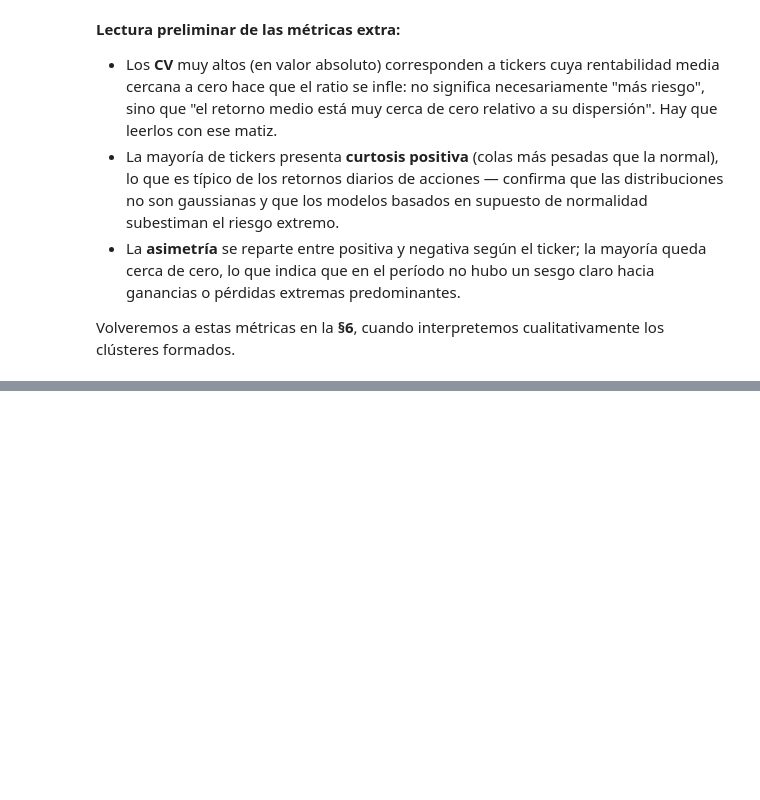
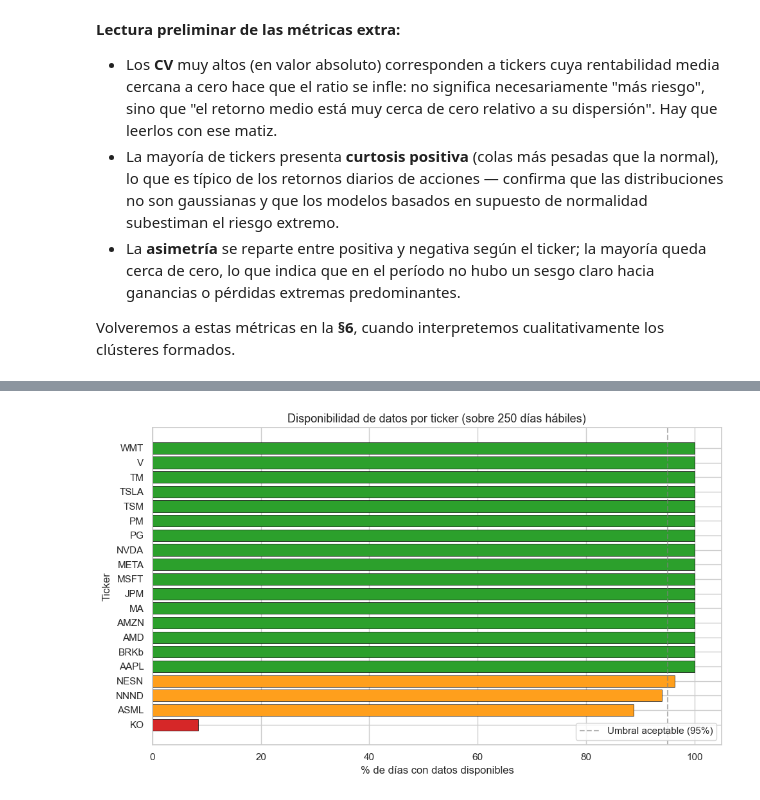
Before and after one commit to soteloashley1501-pixel/Proyecto-Final, a Jupyter notebook: Proyecto_final_ciencia_datos/proyecto_final_segmentacion_tickers.ipynb, the cells around one changed output, grey strips where cells are left out. Drawn from its saved outputs; the diff is of its cells as text; code cells hidden in the pictures; blank space fills up the shorter version.

```diff
--- a/Proyecto_final_ciencia_datos/proyecto_final_segmentacion_tickers.ipynb
+++ b/Proyecto_final_ciencia_datos/proyecto_final_segmentacion_tickers.ipynb
@@ -332,0 +381,8 @@ formados.
+# %%
+disponibilidad = pd.DataFrame({
+    "dias_con_precio": precios.notnull().sum(),
+    "dias_con_volumen": volumenes.notnull().sum(),
+    "pct_disponible": (precios.notnull().sum() / len(precios) * 100).round(1),
+})
+disponibilidad.index.name = "ticker"
+disponibilidad.sort_values("pct_disponible")
@@ -332,0 +408,22 @@ formados.
+# %%
+disponibilidad_pct = disponibilidad["pct_disponible"].sort_values()
+
+# Color por nivel de disponibilidad: rojo si es muy bajo, ámbar si está
+# parcialmente incompleto (calendarios extranjeros), verde si está al 100%.
+colores = ["#d62728" if v < 50 else "#ff9f1c" if v < 99 else "#2ca02c"
+           for v in disponibilidad_pct]
+
+fig, ax = plt.subplots(figsize=(10, 6))
+ax.barh(disponibilidad_pct.index, disponibilidad_pct.values,
+        color=colores, edgecolor="black", linewidth=0.5)
+ax.axvline(95, color="gray", linestyle="--", alpha=0.6,
+           label="Umbral aceptable (95%)")
+ax.set_xlim(0, 105)
+ax.set_xlabel("% de días con datos disponibles")
+ax.set_ylabel("Ticker")
+ax.set_title("Disponibilidad de datos por ticker (sobre 250 días hábiles)")
+ax.legend(loc="lower right")
+plt.tight_layout()
+plt.show()
+# %% [output]
+[figure, added]
```
Also changed, not shown: parts of 41 cells of this notebook.
